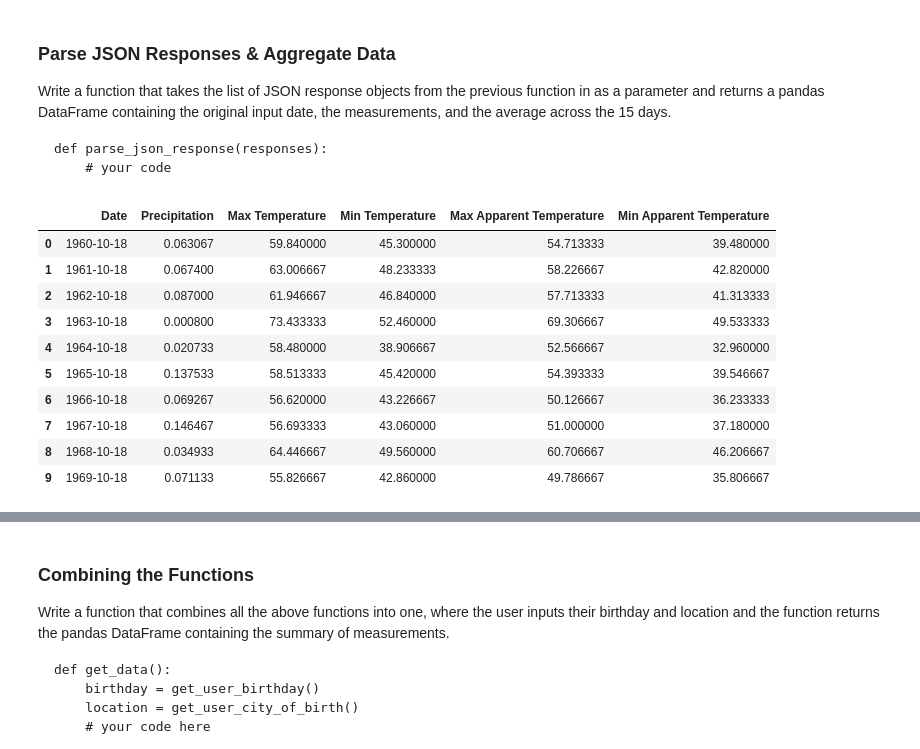
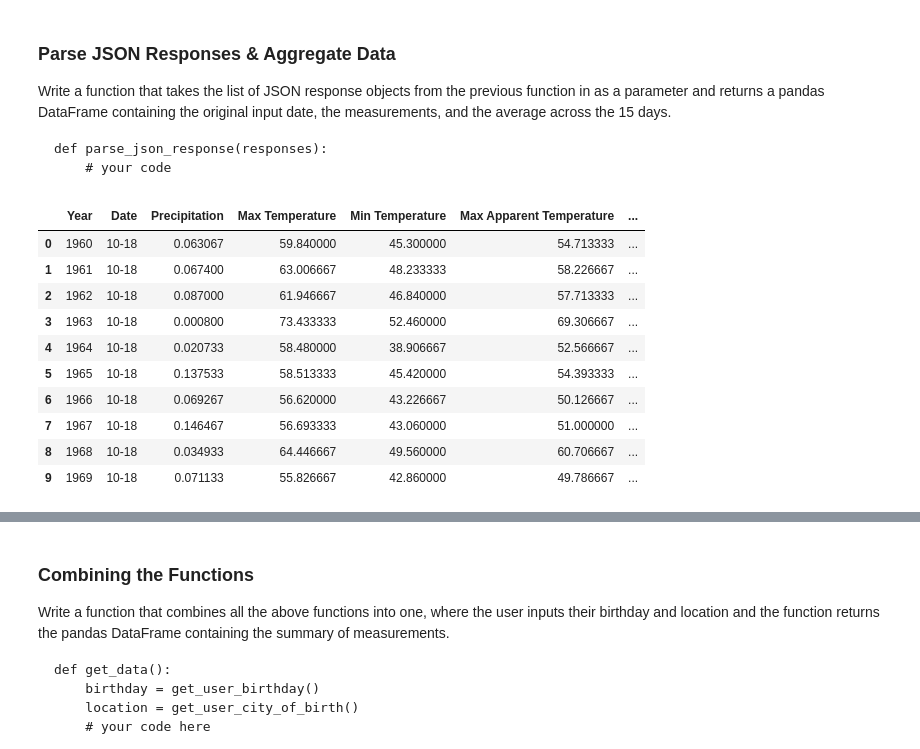
Before and after one commit to emily-dee/WeatherChangesOverTime, a Jupyter notebook: Weather Changes Over Time (Consuming APIs).ipynb, the cells around one changed output, grey strips where cells are left out. Cells and saved outputs as stored; diff of their text form; code cells hidden in the pictures.

```diff
--- a/Weather Changes Over Time (Consuming APIs).ipynb
+++ b/Weather Changes Over Time (Consuming APIs).ipynb
@@ -167,43 +147,44 @@ def parse_json_response(responses):
 # %%
 import statistics as stats
 # %%
-# write your solution here
-# 'precipitation_sum','temperature_2m_max','temperature_2m_min','apparent_temperature_max','apparent_temperature_min'
 def parse_json_response(responses):
     df = pd.DataFrame()
     avg_list_precip = list()
     avg_list_temp_max = list()
     avg_list_temp_min = list()
     avg_list_app_max = list()
     avg_list_app_min = list()
+    year_list = list()
     date_list = list()
     for i in responses:
         avg_list_precip.append(stats.mean(i['daily']['precipitation_sum']))
         avg_list_temp_max.append(stats.mean(i['daily']['temperature_2m_max']))
         avg_list_temp_min.append(stats.mean(i['daily']['temperature_2m_min']))
         avg_list_app_max.append(stats.mean(i['daily']['apparent_temperature_max']))
         avg_list_app_min.append(stats.mean(i['daily']['apparent_temperature_min']))
-        date_list.append(i['daily']['time'][7])
+        year_list.append(int(i['daily']['time'][7][0:4]))
+        date_list.append(i['daily']['time'][7][5:])
+    df['Year'] = year_list
     df['Date'] = date_list
     df['Precipitation'] = avg_list_precip
     df['Max Temperature'] = avg_list_temp_max
     df['Min Temperature'] = avg_list_temp_min
     df['Max Apparent Temperature'] = avg_list_app_max
     df['Min Apparent Temperature'] = avg_list_app_min
 
     return df
 
 weather_df = parse_json_response(weather_range)
 weather_df.head(10)
 # %% [output]
-|  | Date | Precipitation | Max Temperature | Min Temperature | Max Apparent Temperature | Min Apparent Temperature |
-| 0 | 1960-10-18 | 0.063067 | 59.840000 | 45.300000 | 54.713333 | 39.480000 |
-| 1 | 1961-10-18 | 0.067400 | 63.006667 | 48.233333 | 58.226667 | 42.820000 |
-| 2 | 1962-10-18 | 0.087000 | 61.946667 | 46.840000 | 57.713333 | 41.313333 |
-| 3 | 1963-10-18 | 0.000800 | 73.433333 | 52.460000 | 69.306667 | 49.533333 |
-| 4 | 1964-10-18 | 0.020733 | 58.480000 | 38.906667 | 52.566667 | 32.960000 |
-| 5 | 1965-10-18 | 0.137533 | 58.513333 | 45.420000 | 54.393333 | 39.546667 |
-| 6 | 1966-10-18 | 0.069267 | 56.620000 | 43.226667 | 50.126667 | 36.233333 |
-| 7 | 1967-10-18 | 0.146467 | 56.693333 | 43.060000 | 51.000000 | 37.180000 |
-| 8 | 1968-10-18 | 0.034933 | 64.446667 | 49.560000 | 60.706667 | 46.206667 |
-| 9 | 1969-10-18 | 0.071133 | 55.826667 | 42.860000 | 49.786667 | 35.806667 |
+|  | Year | Date | Precipitation | Max Temperature | Min Temperature | Max Apparent Temperature | ... |
+| 0 | 1960 | 10-18 | 0.063067 | 59.840000 | 45.300000 | 54.713333 | ... |
+| 1 | 1961 | 10-18 | 0.067400 | 63.006667 | 48.233333 | 58.226667 | ... |
+| 2 | 1962 | 10-18 | 0.087000 | 61.946667 | 46.840000 | 57.713333 | ... |
+| 3 | 1963 | 10-18 | 0.000800 | 73.433333 | 52.460000 | 69.306667 | ... |
+| 4 | 1964 | 10-18 | 0.020733 | 58.480000 | 38.906667 | 52.566667 | ... |
+| 5 | 1965 | 10-18 | 0.137533 | 58.513333 | 45.420000 | 54.393333 | ... |
+| 6 | 1966 | 10-18 | 0.069267 | 56.620000 | 43.226667 | 50.126667 | ... |
+| 7 | 1967 | 10-18 | 0.146467 | 56.693333 | 43.060000 | 51.000000 | ... |
+| 8 | 1968 | 10-18 | 0.034933 | 64.446667 | 49.560000 | 60.706667 | ... |
+| 9 | 1969 | 10-18 | 0.071133 | 55.826667 | 42.860000 | 49.786667 | ... |
```
Also changed, not shown: parts of 12 cells of this notebook.
